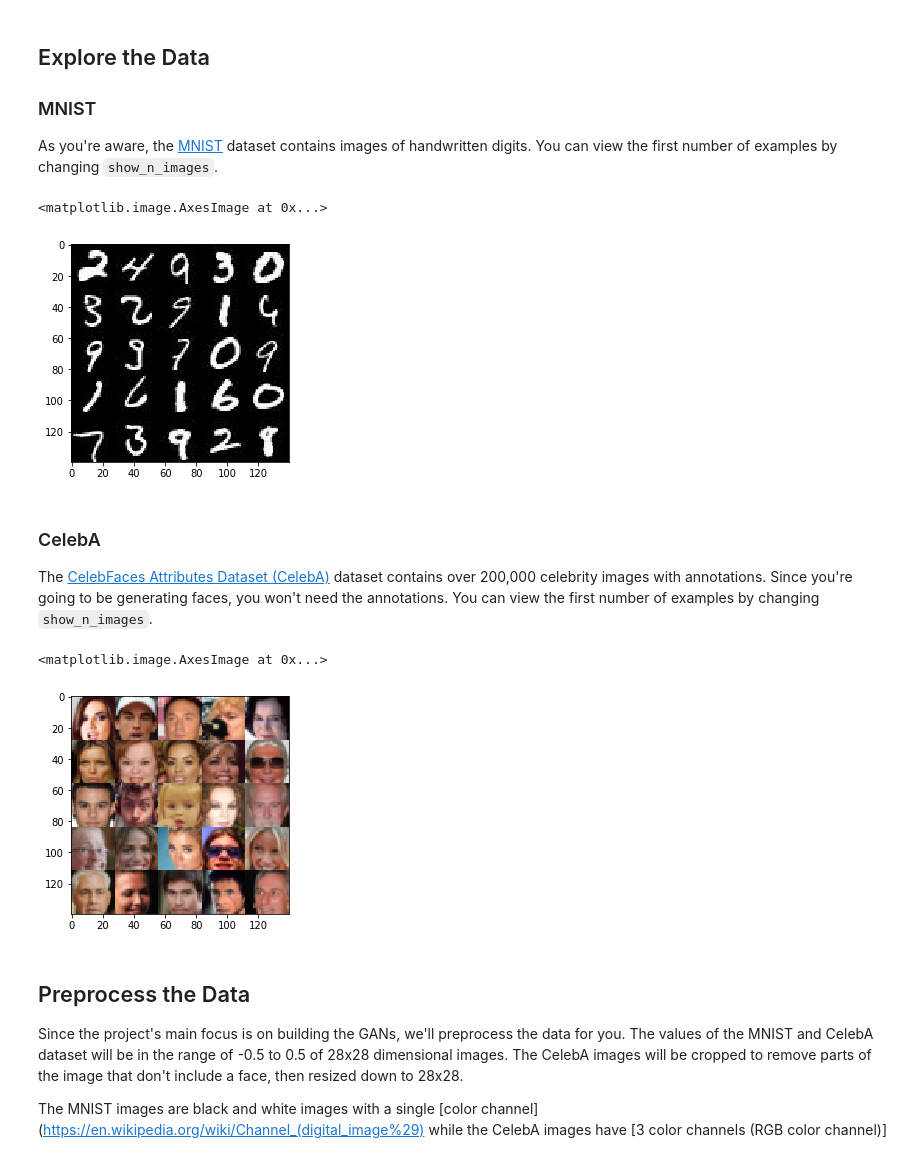
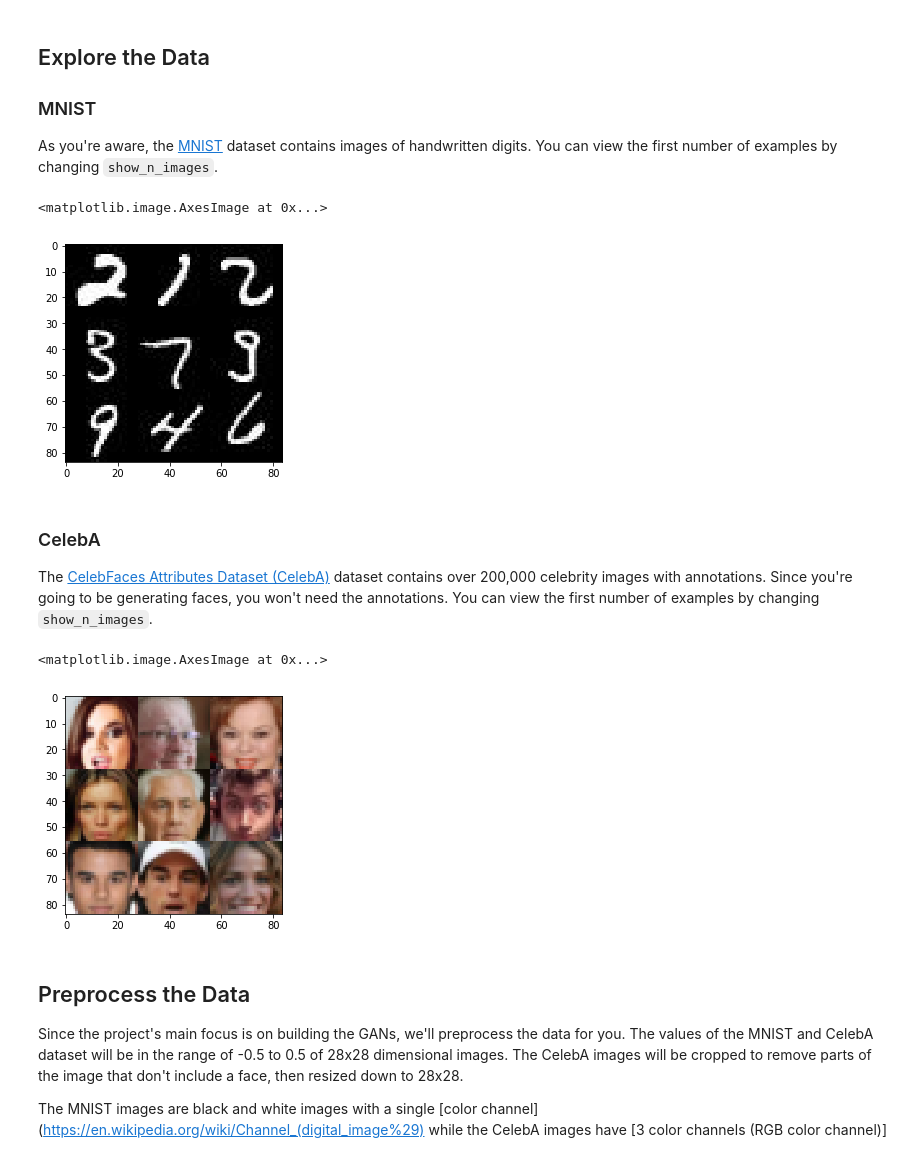
Before and after one commit to ohnozzy/deep-learning, a Jupyter notebook: face_generation/dlnd_face_generation.ipynb, the cells around one changed output. Drawn from its saved outputs; the diff is of its cells as text; code cells hidden in the pictures.

```diff
--- a/face_generation/dlnd_face_generation.ipynb
+++ b/face_generation/dlnd_face_generation.ipynb
@@ -31,7 +31,7 @@ Found celeba Data
 ### MNIST
 As you're aware, the [MNIST](http://yann.lecun.com/exdb/mnist/) dataset contains images of handwritten digits. You can view the first number of examples by changing `show_n_images`.
 # %%
-show_n_images = 25
+show_n_images = 9
 
 """
 DON'T MODIFY ANYTHING IN THIS CELL
@@ -45,21 +45,21 @@ mnist_images = helper.get_batch(glob(os.path.join(data_dir, 'mnist/*.jpg'))[:sho
 pyplot.imshow(helper.images_square_grid(mnist_images, 'L'), cmap='gray')
 # %% [output]
 <matplotlib.image.AxesImage at 0x...>
-[figure, old version]
+[figure, new version]
 # %% [markdown]
 ### CelebA
 The [CelebFaces Attributes Dataset (CelebA)](http://mmlab.ie.cuhk.edu.hk/projects/CelebA.html) dataset contains over 200,000 celebrity images with annotations.  Since you're going to be generating faces, you won't need the annotations.  You can view the first number of examples by changing `show_n_images`.
 # %%
-show_n_images = 25
+show_n_images = 9
 
 """
 DON'T MODIFY ANYTHING IN THIS CELL
 """
 mnist_images = helper.get_batch(glob(os.path.join(data_dir, 'img_align_celeba/*.jpg'))[:show_n_images], 28, 28, 'RGB')
 pyplot.imshow(helper.images_square_grid(mnist_images, 'RGB'))
 # %% [output]
 <matplotlib.image.AxesImage at 0x...>
-[figure, old version]
+[figure, new version]
 # %% [markdown]
 ## Preprocess the Data
 Since the project's main focus is on building the GANs, we'll preprocess the data for you.  The values of the MNIST and CelebA dataset will be in the range of -0.5 to 0.5 of 28x28 dimensional images.  The CelebA images will be cropped to remove parts of the image that don't include a face, then resized down to 28x28.
```
Also changed, not shown: parts of 4 cells of this notebook.
